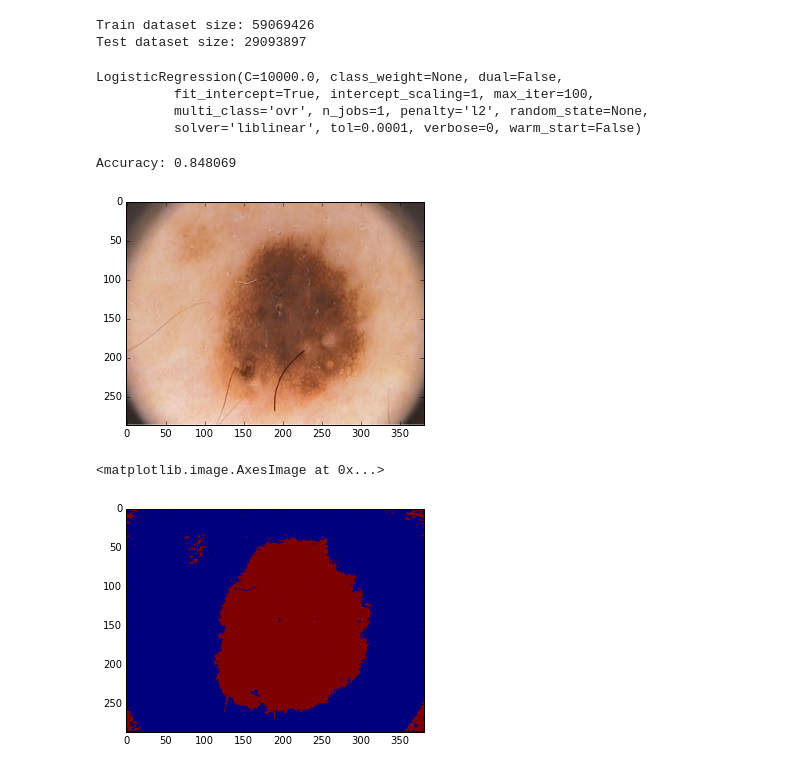
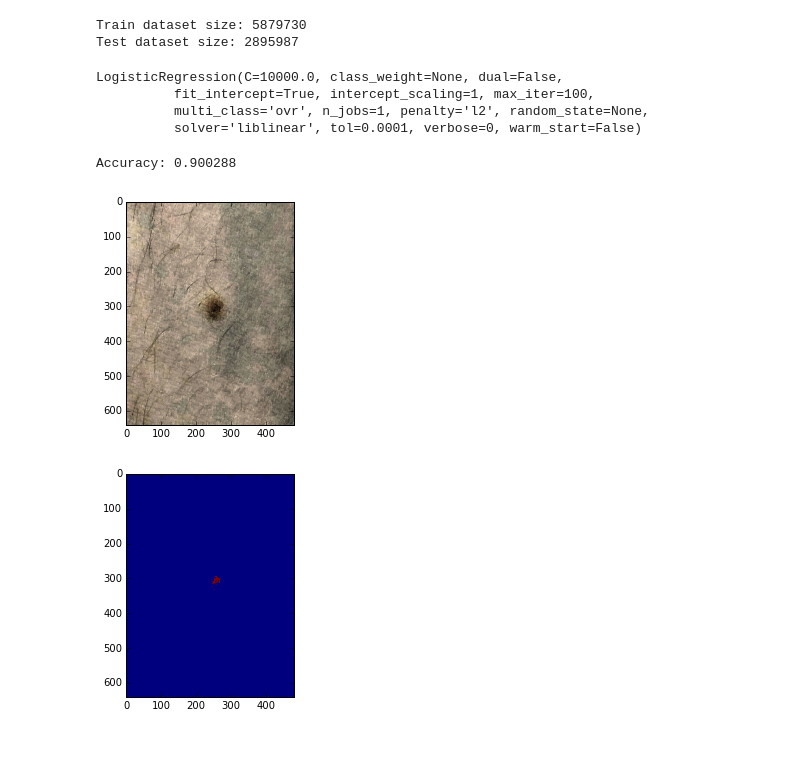
Before and after one commit to hotzenklotz/hackhpi, a Jupyter notebook: notebooks/Mule-Detection-LogReg.ipynb, the cells around one changed output. Cells and saved outputs as stored; diff of their text form; code cells hidden in the pictures.

```diff
--- a/notebooks/Mule-Detection-LogReg.ipynb
+++ b/notebooks/Mule-Detection-LogReg.ipynb
@@ -13,9 +15,9 @@ from sklearn import linear_model
 def load_data():
     lesion = []
     skin = []
-    for folder in os.listdir('data'):
+    for folder in os.listdir('data')[0:20]:
         if os.path.isdir(os.path.join('data', folder)):
-            image = imread(os.path.join('data', folder, folder + '.bmp'))
+            image = equalize_adapthist(imread(os.path.join('data', folder, folder + '.bmp')))
             mask = imread(os.path.join('data', folder, folder + '_lesion.bmp'))
             lesion_mask = mask > 100
             skin_mask = mask < 100
@@ -49,11 +51,11 @@ matrix([[240, 141, 109],
 print("Train dataset size: %d" % len(X_train))
 print("Test dataset size: %d" % len(X_test))
 # %% [output]
-Train dataset size: 59069426
-Test dataset size: 29093897
+Train dataset size: 5879730
+Test dataset size: 2895987
 # %%
-train_size = 1000000
-test_size = 1000000
+train_size = 5000000
+test_size = 5000000
 # %%
 logreg = linear_model.LogisticRegression(C=1e4)
 logreg.fit(X_train[0:train_size,:], y_train[0:train_size,:])
@@ -66,7 +68,7 @@ LogisticRegression(C=10000.0, class_weight=None, dual=False,
 accuracy = logreg.score(X_test[0:test_size,:], y_test[0:test_size,:])
 print('Accuracy: %f' % accuracy)
 # %% [output]
-Accuracy: 0.848069
+Accuracy: 0.900288
 # %%
 def blur_image(img):
     footprint = np.array([[1,1,1],
@@ -74,15 +76,15 @@ def blur_image(img):
                           [1,1,1]])
     return generic_filter(img, lambda values: nd.mean(values), footprint=footprint)
 # %%
-img = imresize(imread('examples/IMD002.bmp'), 0.5)
+img = equalize_adapthist(imresize(imread('examples/nico.jpg'), 0.5))
 (x,y,c) = img.shape
 points = img.reshape(x * y, c)
 labels = logreg.predict(points)
 labeled_img = labels.reshape(x, y)
 plt.imshow(img)
 plt.show()
 plt.imshow(labeled_img)
+plt.show()
 # %% [output]
-[figure, old version]
+[figure, new version]
-<matplotlib.image.AxesImage at 0x...>
-[figure, old version]
+[figure, new version]
```
Also changed, not shown: parts of 5 cells of this notebook, 1 other file.
